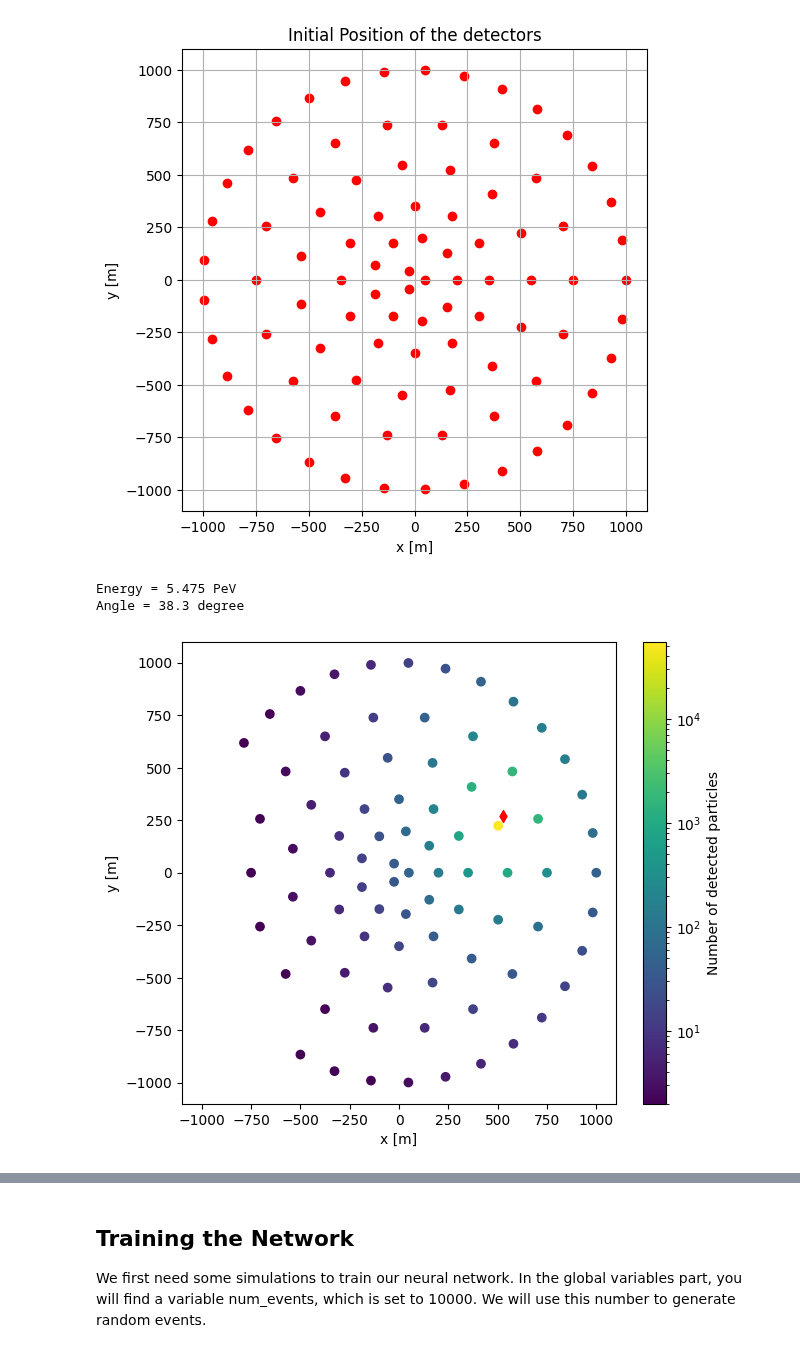
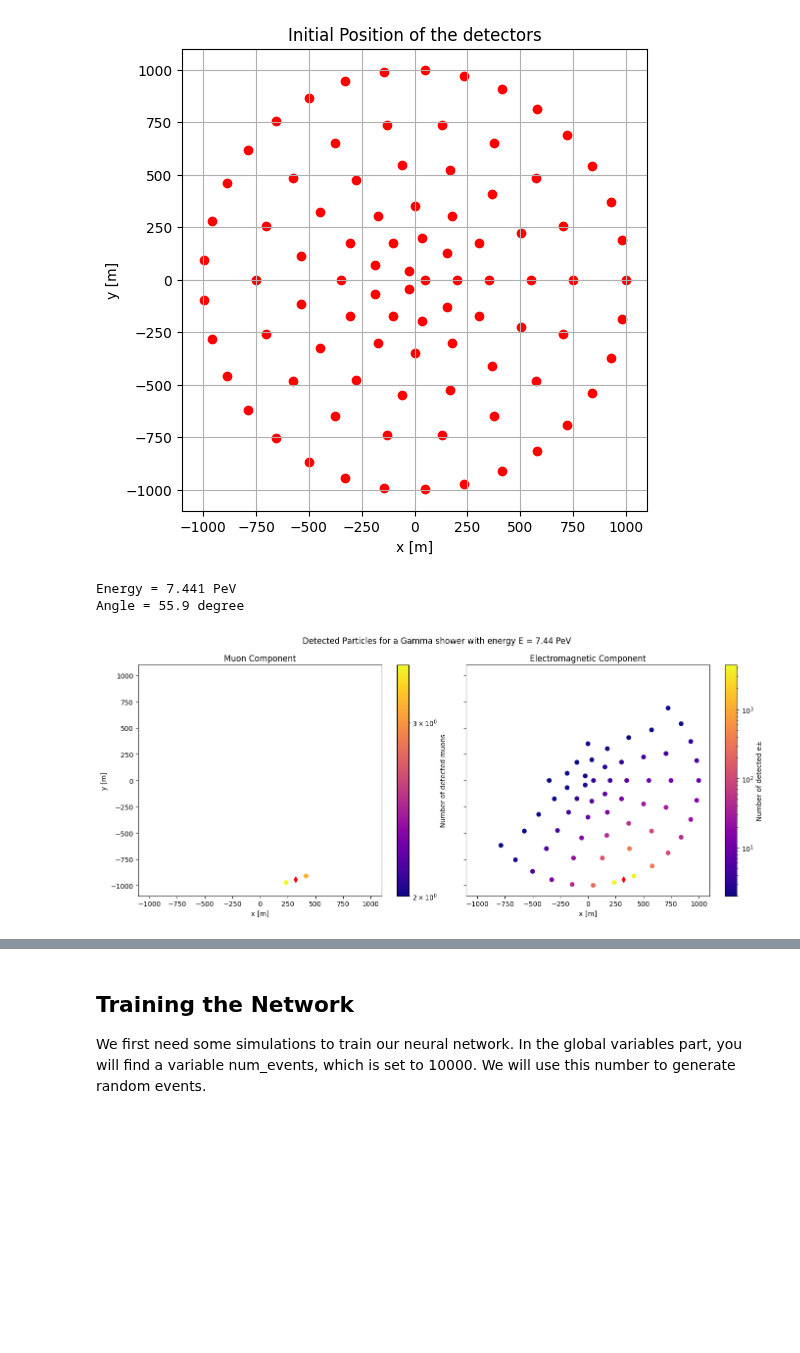
Before and after one commit to tdorigo/SWGOLO, a Jupyter notebook: SWGOLO7.ipynb, the cells around one changed output, grey strips where cells are left out. Drawn from its saved outputs; the diff is of its cells as text; code cells hidden in the pictures; blank space fills up the shorter version.

Commit message:
Hadrons added

```diff
--- a/SWGOLO7.ipynb
+++ b/SWGOLO7.ipynb
@@ -298,6 +298,14 @@ def Layouts():
 #We will generate the showers here, getting the energy, angle, and position of the shower core
 
 def GenerateShowers(x, y):
+    #Randomize Hadronic / Gamma Showers
+    shower_r = torch.tensor([np.random.rand()], dtype = torch.float32)
+
+    if shower_r >= .5:
+        shower_type = "h"
+    else:
+        shower_type = "g"
+
     #Define the position of the shower cores
     X0 = torch.tensor([np.random.uniform(-1000, 1000)], dtype = torch.float32)
     Y0 = torch.tensor([np.random.uniform(-1000, 1000)], dtype = torch.float32)
@@ -309,6 +317,8 @@ def GenerateShowers(x, y):
 
     #Debugging part
     if SWGOopt == True:
+        #Real distribution of Hadronic and Gamma Showers:
+        shower = hg_dist()
         #Shower Core is at origin
         X0 = torch.tensor([np.random.uniform(-3000, 3000)], dtype = torch.float32)
         Y0 = torch.tensor([np.random.uniform(-3000, 3000)], dtype = torch.float32)
@@ -320,9 +330,9 @@ def GenerateShowers(x, y):
         phi = torch.tensor([np.random.uniform(-np.pi, np.pi)], dtype = torch.float32)
 
     #Evalute the counts in the tanks
-    N, T = GetCounts(energy, theta, phi, X0, Y0, x, y)
+    Ne, Nm, Te, Tm = GetCounts(energy, theta, phi, X0, Y0, x, y, shower_type)
 
-    return N, T, X0, Y0, energy, theta, phi
+    return Ne, Nm, Te, Tm, X0, Y0, energy, theta, phi, shower_type
 # %%
 #This function gets the counts and the times in detector units
 #For each detector we have, first, we evaluate its distance from the shower core
@@ -721,25 +774,51 @@ plt.show()
 # %%
 SWGOopt = False
 
-N, T, x0, y0, E, th, ph = GenerateShowers(x, y)
+Ne, Nm, Te, Tm, x0, y0, E, th, ph, shower_type = GenerateShowers(x, y)
 # %%
 print(f"Energy = {E.item():.3f} PeV")
 print(f"Angle = {th.item() * 180 / np.pi:.1f} degree")
 
-idx = torch.where(N >= 1)[0]
-norm = LogNorm(vmin = 2, vmax = torch.max(N).item())
+if shower_type == "g":
+    s = "Gamma"
 
-plt.figure(figsize = [7, 6])
-scatter = plt.scatter(x[idx], y[idx], c = N[idx], cmap = "viridis", norm = norm)
-plt.colorbar(scatter, label='Number of detected particles')
-plt.scatter(x0.item(), y0.item(), c = "red", marker = "d")
-plt.xlabel("x [m]")
-plt.ylabel("y [m]")
-plt.xlim((-1100, 1100))
-plt.ylim((-1100, 1100))
+elif shower_type == "h":
+    s = "Proton"
+
+fig, axs = plt.subplots(1, 2, figsize=(14, 6), sharex=True, sharey=True)
+
+# --- MUONIC COMPONENT ---
+idx_mu = torch.where(Nm >= 1)[0]
+norm = LogNorm(vmin = 2, vmax = torch.max(Nm).item())
+
+scatter_mu = axs[0].scatter(x[idx_mu], y[idx_mu], c = Nm[idx_mu], cmap = "plasma", norm = norm)
+axs[0].scatter(x0.item(), y0.item(), c = "red", marker = "d")
+axs[0].set_title("Muon Component")
+axs[0].set_xlabel("x [m]")
+axs[0].set_ylabel("y [m]")
+axs[0].set_xlim(-1100, 1100)
+axs[0].set_ylim(-1100, 1100)
+cbar_mu = fig.colorbar(scatter_mu, ax=axs[0])
+cbar_mu.set_label("Number of detected muons")
+
+# --- ELECTROMAGNETIC COMPONENT ---
+idx_e = torch.where(Ne >= 1)[0]
+norm = LogNorm(vmin = 2, vmax = torch.max(Ne).item())
+
+scatter_em = axs[1].scatter(x[idx_e], y[idx_e], c = Ne[idx_e], cmap = "plasma", norm = norm)
+axs[1].scatter(x0.item(), y0.item(), c = "red", marker = "d")
+axs[1].set_title("Electromagnetic Component")
+axs[1].set_xlabel("x [m]")
+axs[1].set_xlim(-1100, 1100)
+axs[1].set_ylim(-1100, 1100)
+cbar_em = fig.colorbar(scatter_em, ax=axs[1])
+cbar_em.set_label("Number of detected e±")
+
+fig.suptitle(f"Detected Particles for a {s} shower with energy E = {E.item():.2f} PeV")
+plt.tight_layout()
 plt.show()
 # %% [output]
-Energy = 5.475 PeV
-Angle = 38.3 degree
+Energy = 7.441 PeV
+Angle = 55.9 degree
-[figure, old version]
+[figure, new version]
 # %%
```
Also changed, not shown: parts of 24 cells of this notebook, 9 other files.
